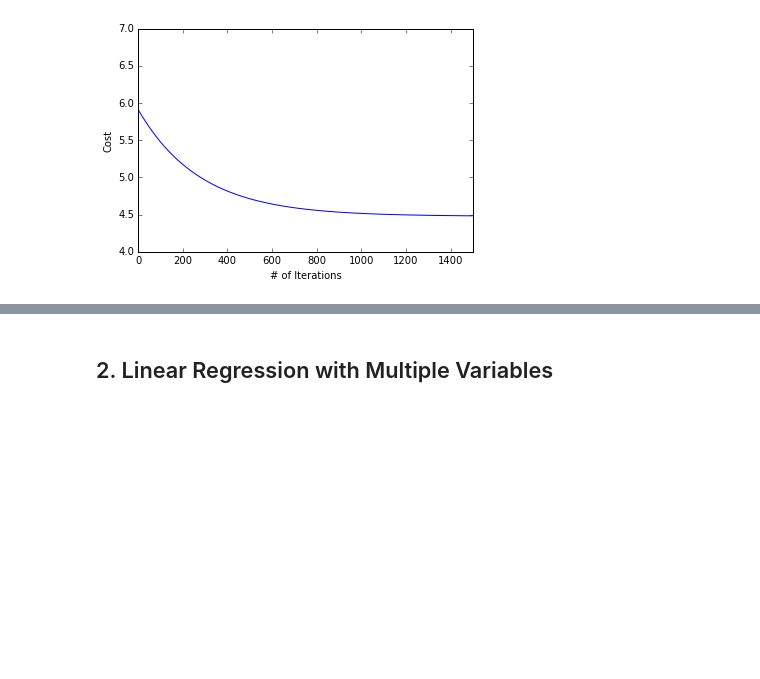
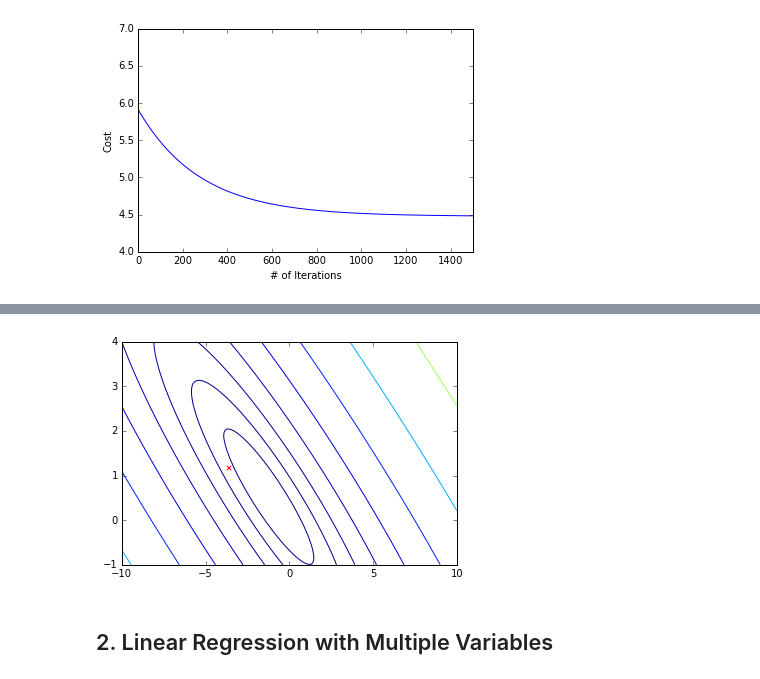
Before and after one commit to liberaliscomputing/code-for-moocs, a Jupyter notebook: coursera/machine-learning/week-02/linear_regression.ipynb, the cells around one changed output, grey strips where cells are left out. Cells and saved outputs as stored; diff of their text form; code cells hidden in the pictures; blank space fills up the shorter version.

```diff
--- a/coursera/machine-learning/week-02/linear_regression.ipynb
+++ b/coursera/machine-learning/week-02/linear_regression.ipynb
@@ -36,19 +36,18 @@ plt.show()
 # %% [markdown]
 ### 1.2 Gradient Descent
 # %%
-# Initialize settings
-num_iters = 1500
-theta = np.zeros([1, 2])
-alpha = 0.01
+# Initialize parameters
+theta = np.zeros(X.shape[-1])
 
 # Define cost function
-def compute_cost(X, y, theta):
-    m = len(X)
-    predictions = X.dot(theta.T) - y
-    sqr_errs = predictions ** 2
-    return sum(sqr_errs) / (2 * m)
+def compute_cost(theta, X, y):
+    m, n = X.shape
+    predictions = X.dot(theta.reshape([1, n]).T) - y
+    sqr_errs = predictions**2
+    J = sum(sqr_errs)/(2*m)
+    return J
 
-j = compute_cost(X, y, theta)
+j = compute_cost(theta, X, y)
 j
 # %% [output]
 array([ 32.07273388])
@@ -101,3 +127,19 @@ plt.show()
+# %%
+# Visualize the optimization of cost function J: contour plot
+# Plot Js as 20 contours spaced logarithmically between 0.01 and 100
+N = np.logspace(-2, 3, 20)
+
+# Plot the contour
+plt.contour(theta0, theta1, Z, levels=N)
+
+# Plot the optimized thetas
+plt.scatter(theta_hist[-1, 0], theta_hist[-1, 1], c='r', marker='x')
+plt.xlim([np.min(theta0), np.max(theta0)])
+plt.ylim([np.min(theta1), np.max(theta1)])
+
+plt.show()
+# %% [output]
+[figure, added]
 # %% [markdown]
 ## 2. Linear Regression with Multiple Variables
 # %%
```
Also changed, not shown: parts of 32 cells of this notebook.
